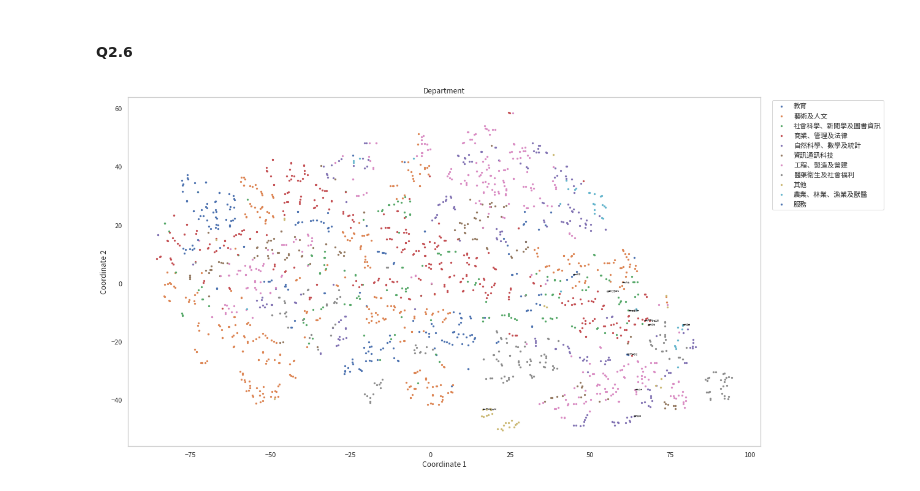
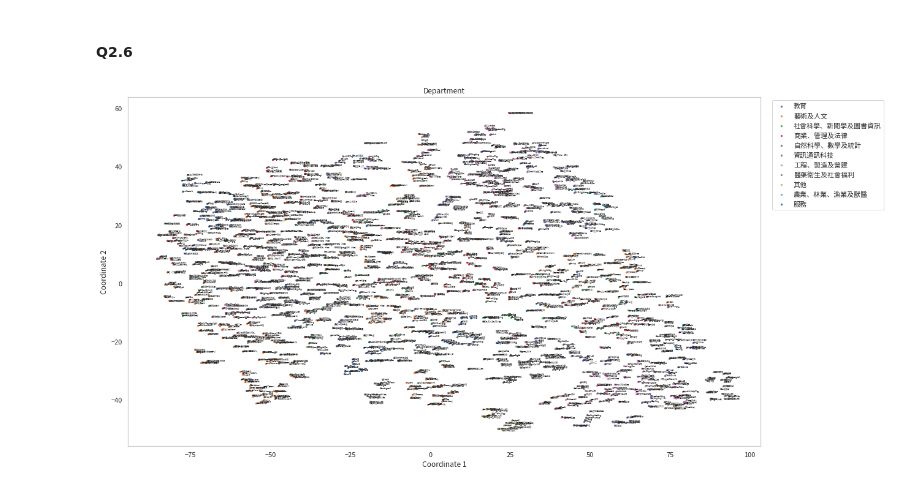
Before and after one commit to shaoyu0966/SLDL, a Jupyter notebook: hw3/hw3.ipynb, the cells around one changed output. Saved outputs shown, nothing was run; the diff lists cells and outputs as text; code cells hidden in the pictures.

```diff
--- a/hw3/hw3.ipynb
+++ b/hw3/hw3.ipynb
@@ -805,24 +805,23 @@ t-SNE models with Cosine and Jaccard metric show several clusters. These models
 # %%
 plt.rcParams['font.family'] = ['Noto Sans CJK JP']
 plt.rcParams['font.size'] = 3
 dep = colname_df['depname'].to_numpy()
 plt.grid(b=None)
 fig = plt.gcf()
 fig.set_size_inches(18.5, 10.5)
 
 for c in set(category):
     x = proj_tsne_cos[(category == c), 0]
     y = proj_tsne_cos[(category == c), 1]
     plt.scatter(x, y, label=category_levels[c], s=5)
     plt.title(f'Department')
     plt.xlabel(f'Coordinate 1')
     plt.ylabel(f'Coordinate 2')
     plt.legend(loc='upper right', bbox_to_anchor=(1.2, 1))
 
     for i, txt in enumerate(dep[(category == c)]):
         plt.annotate(txt, (x[i], y[i]))
-        break
 
 fig.savefig('Q2_6.png', dpi=1080)
 # %% [output]
-[figure, old version]
+[figure, new version]
```
Also changed, not shown: 2 other files.
